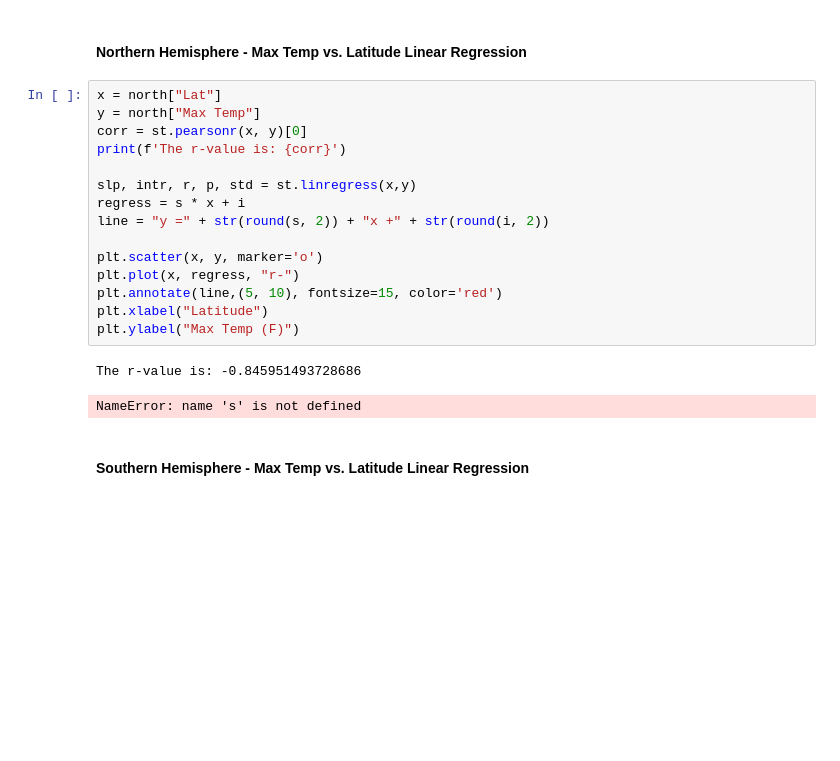
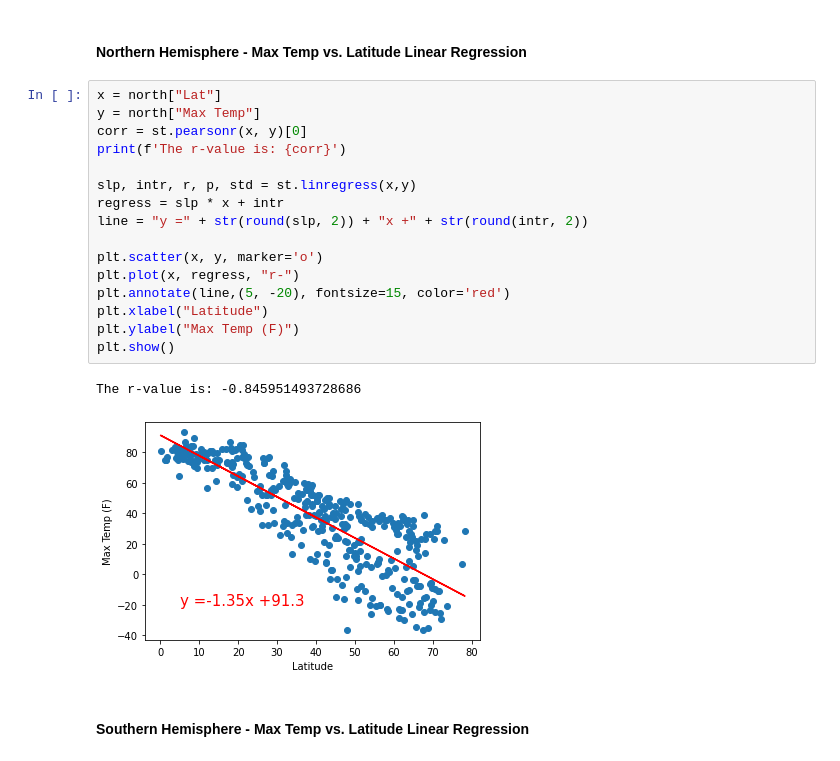
Before and after one commit to JRandle23/Python-API-Challenge, a Jupyter notebook: WeatherPy/WeatherPy.ipynb, the cells around one changed output. Cells and saved outputs as stored; diff of their text form; blank space fills up the shorter version.

```diff
--- a/WeatherPy/WeatherPy.ipynb
+++ b/WeatherPy/WeatherPy.ipynb
@@ -310,20 +310,21 @@ south = city_weather.loc[city_weather["Lat"] < 0]
 # %%
 x = north["Lat"]
 y = north["Max Temp"]
 corr = st.pearsonr(x, y)[0]
 print(f'The r-value is: {corr}')
 
 slp, intr, r, p, std = st.linregress(x,y)
-regress = s * x + i
-line = "y =" + str(round(s, 2)) + "x +" + str(round(i, 2))
+regress = slp * x + intr
+line = "y =" + str(round(slp, 2)) + "x +" + str(round(intr, 2))
 
 plt.scatter(x, y, marker='o')
 plt.plot(x, regress, "r-")
-plt.annotate(line,(5, 10), fontsize=15, color='red')
+plt.annotate(line,(5, -20), fontsize=15, color='red')
 plt.xlabel("Latitude")
 plt.ylabel("Max Temp (F)")
+plt.show()
 # %% [output]
 The r-value is: -0.845951493728686
-NameError: name 's' is not defined
+[figure, added]
 # %% [markdown]
 ####  Southern Hemisphere - Max Temp vs. Latitude Linear Regression
```
Also changed, not shown: parts of 2 cells of this notebook.
